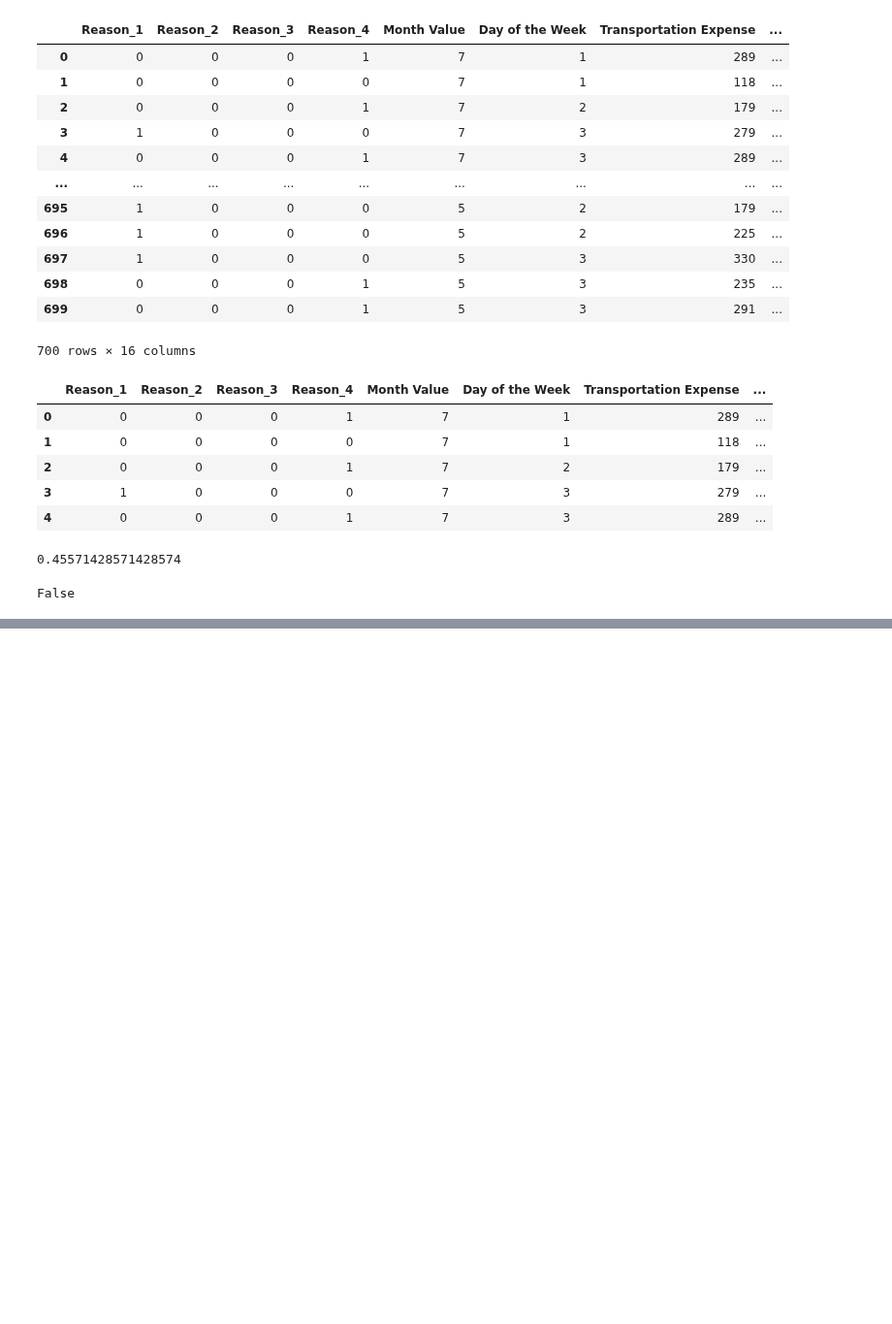
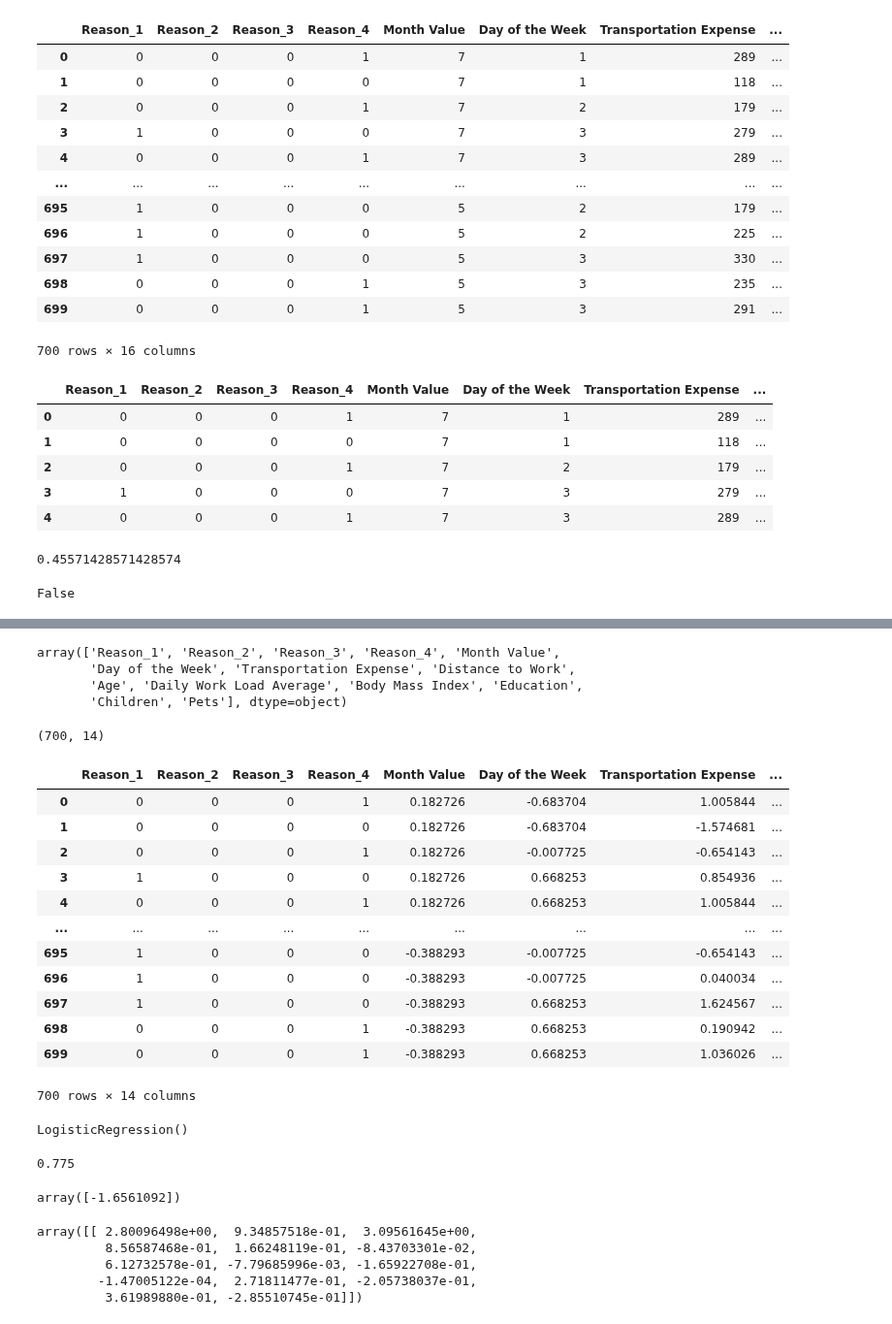
Before and after one commit to hakankorpe/2024, a Jupyter notebook: Absenteeism Exercise.ipynb, the cells around one changed output, grey strips where cells are left out. Shown at 97% size. Cells and saved outputs as stored; diff of their text form; code cells hidden in the pictures; blank space fills up the shorter version.

Commit message:
Day13 - # Case Study l - Preprocessing & Analyzing Data ll

```diff
--- a/Absenteeism Exercise.ipynb
+++ b/Absenteeism Exercise.ipynb
@@ -61,8 +61,7 @@ targets.sum() / targets.shape[0]
 # %%
 # create a checkpoint by dropping the unnecessary variables
 # also drop the variables we 'eliminated' after exploring the weights
-data_with_targets = df.drop(['Absenteeism Time in Hours','Day of the Week',
-                                            'Daily Work Load Average','Distance to Work'],axis=1)
+data_with_targets = df.drop(['Absenteeism Time in Hours'],axis=1)
 # %%
 data_with_targets is df
 # %% [output]
@@ -137,0 +181,12 @@ absenteeism_scaler = StandardScaler()
+# %%
+# choose the columns to scale
+# we later augmented this code and put it in comments
+# columns_to_scale = ['Month Value','Day of the Week', 'Transportation Expense', 'Distance to Work',
+       #'Age', 'Daily Work Load Average', 'Body Mass Index', 'Children', 'Pet']
+
+# select the columns to omit
+columns_to_omit = ['Reason_1', 'Reason_2', 'Reason_3', 'Reason_4','Education']
+
+# create the columns to scale, based on the columns to omit
+# use list comprehension to iterate over the list
+columns_to_scale = [x for x in unscaled_inputs.columns.values if x not in columns_to_omit]
@@ -137,0 +206,39 @@ absenteeism_scaler = StandardScaler()
+# %%
+# check what are all columns that we've got
+unscaled_inputs.columns.values
+# %% [output]
+array(['Reason_1', 'Reason_2', 'Reason_3', 'Reason_4', 'Month Value',
+       'Day of the Week', 'Transportation Expense', 'Distance to Work',
+       'Age', 'Daily Work Load Average', 'Body Mass Index', 'Education',
+       'Children', 'Pets'], dtype=object)
+# %%
+# declare a scaler object, specifying the columns you want to scale
+absenteeism_scaler = CustomScaler(columns_to_scale)
+
+# fit the data (calculate mean and standard deviation); they are automatically stored inside the object
+absenteeism_scaler.fit(unscaled_inputs)
+
+# standardizes the data, using the transform method
+# in the last line, we fitted the data - in other words
+# we found the internal parameters of a model that will be used to transform data.
+# transforming applies these parameters to our data
+# note that when you get new data, you can just call 'scaler' again and transform it in the same way as now
+scaled_inputs = absenteeism_scaler.transform(unscaled_inputs)
+# %%
+print(scaled_inputs.shape)
+scaled_inputs
+# %% [output]
+(700, 14)
+|  | Reason_1 | Reason_2 | Reason_3 | Reason_4 | Month Value | Day of the Week | Transportation Expense | ... |
+| 0 | 0 | 0 | 0 | 1 | 0.182726 | -0.683704 | 1.005844 | ... |
+| 1 | 0 | 0 | 0 | 0 | 0.182726 | -0.683704 | -1.574681 | ... |
+| 2 | 0 | 0 | 0 | 1 | 0.182726 | -0.007725 | -0.654143 | ... |
+| 3 | 1 | 0 | 0 | 0 | 0.182726 | 0.668253 | 0.854936 | ... |
+| 4 | 0 | 0 | 0 | 1 | 0.182726 | 0.668253 | 1.005844 | ... |
+| ... | ... | ... | ... | ... | ... | ... | ... | ... |
+| 695 | 1 | 0 | 0 | 0 | -0.388293 | -0.007725 | -0.654143 | ... |
+| 696 | 1 | 0 | 0 | 0 | -0.388293 | -0.007725 | 0.040034 | ... |
+| 697 | 1 | 0 | 0 | 0 | -0.388293 | 0.668253 | 1.624567 | ... |
+| 698 | 0 | 0 | 0 | 1 | -0.388293 | 0.668253 | 0.190942 | ... |
+| 699 | 0 | 0 | 0 | 1 | -0.388293 | 0.668253 | 1.036026 | ... |
+700 rows × 14 columns
@@ -137,0 +257,4 @@ absenteeism_scaler = StandardScaler()
+# %%
+reg.fit(x_train, y_train)
+# %% [output]
+LogisticRegression()
@@ -137,0 +263,18 @@ absenteeism_scaler = StandardScaler()
+# %%
+#print(np.sum((model_outputs==y_train)) / model_outputs.shape[0])
+
+reg.score(x_train, y_train)
+# %% [output]
+0.775
+# %%
+reg.intercept_
+# %% [output]
+array([-1.6561092])
+# %%
+reg.coef_
+# %% [output]
+array([[ 2.80096498e+00,  9.34857518e-01,  3.09561645e+00,
+         8.56587468e-01,  1.66248119e-01, -8.43703301e-02,
+         6.12732578e-01, -7.79685996e-03, -1.65922708e-01,
+        -1.47005122e-04,  2.71811477e-01, -2.05738037e-01,
+         3.61989880e-01, -2.85510745e-01]])
```
Also changed, not shown: parts of 19 cells of this notebook.
